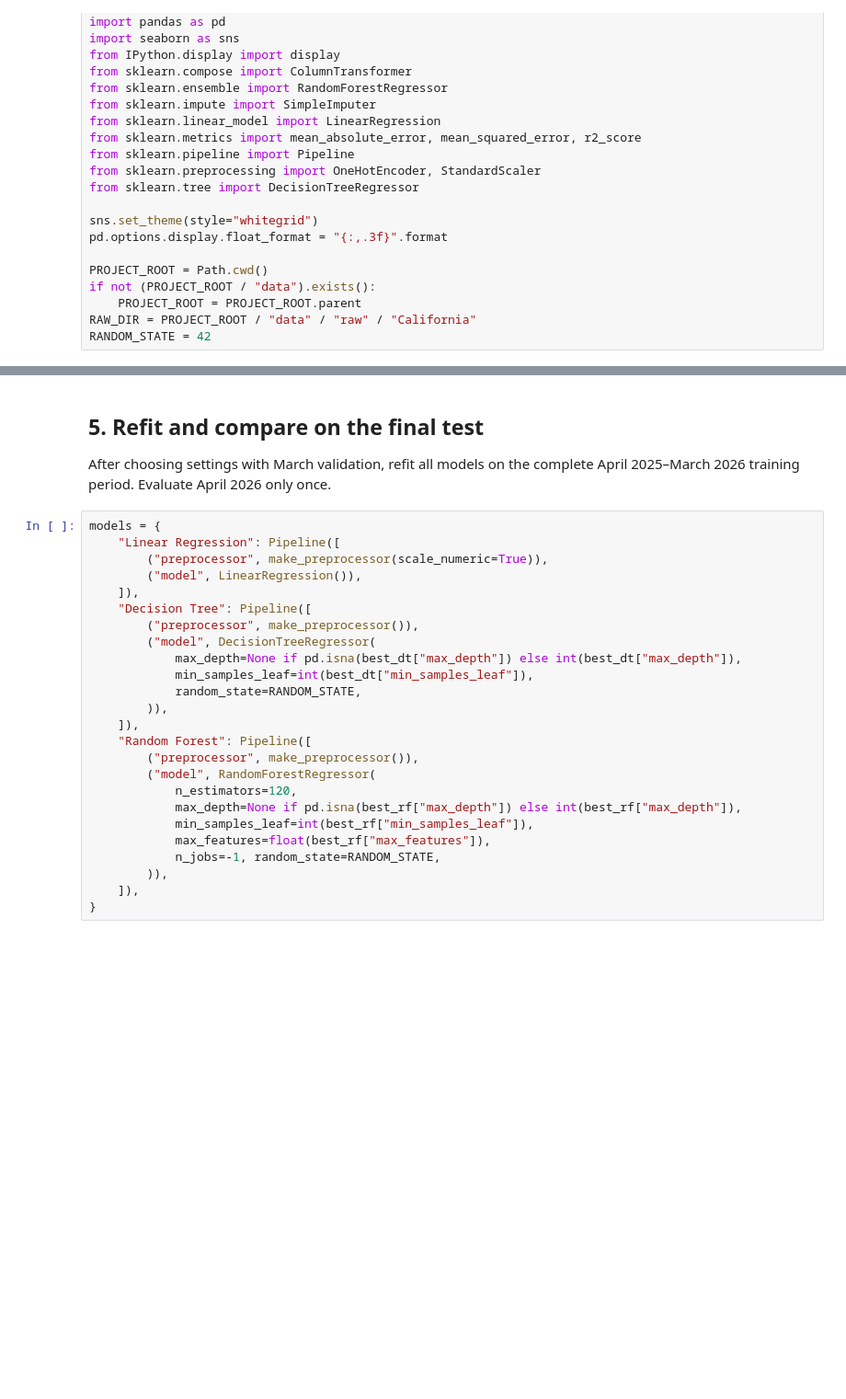
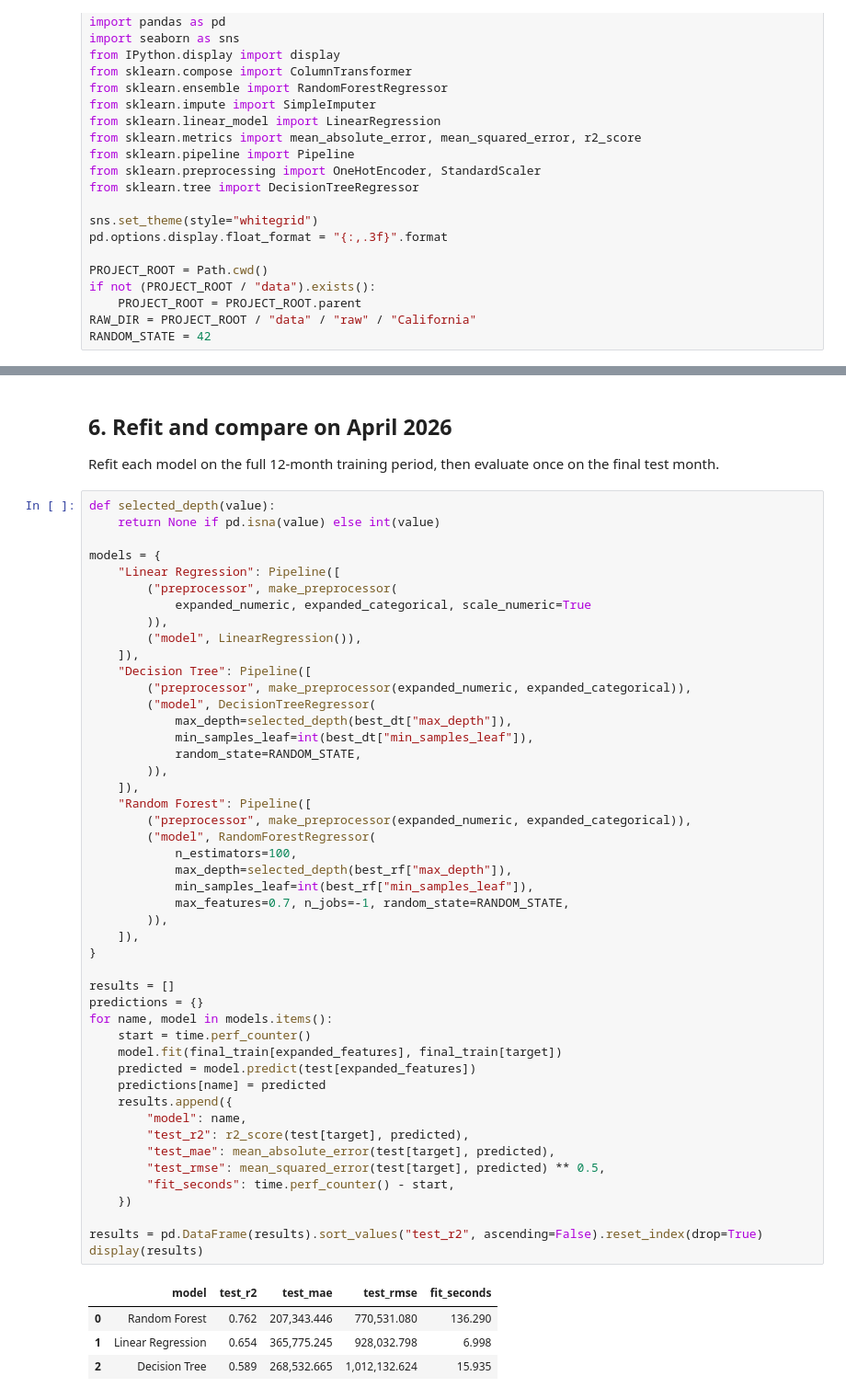
Before and after one commit to Jackyfirrest/IDX-Exchange-Data-Science, a Jupyter notebook: notebooks/04_model_comparison.ipynb, the cells around one changed output, grey strips where cells are left out. Shown at 92% size. Drawn from its saved outputs; the diff is of its cells as text; blank space fills up the shorter version.

```diff
--- a/notebooks/04_model_comparison.ipynb
+++ b/notebooks/04_model_comparison.ipynb
@@ -234,29 +262,56 @@ Best Random Forest validation R²: 0.744
-# %% [markdown]
-## 5. Refit and compare on the final test
-
-After choosing settings with March validation, refit all models on the complete April 2025–March 2026 training period. Evaluate April 2026 only once.
+# %% [markdown]
+## 6. Refit and compare on April 2026
+
+Refit each model on the full 12-month training period, then evaluate once on the final test month.
 # %%
+def selected_depth(value):
+    return None if pd.isna(value) else int(value)
+
 models = {
     "Linear Regression": Pipeline([
-        ("preprocessor", make_preprocessor(scale_numeric=True)),
+        ("preprocessor", make_preprocessor(
+            expanded_numeric, expanded_categorical, scale_numeric=True
+        )),
         ("model", LinearRegression()),
     ]),
     "Decision Tree": Pipeline([
-        ("preprocessor", make_preprocessor()),
+        ("preprocessor", make_preprocessor(expanded_numeric, expanded_categorical)),
         ("model", DecisionTreeRegressor(
-            max_depth=None if pd.isna(best_dt["max_depth"]) else int(best_dt["max_depth"]),
+            max_depth=selected_depth(best_dt["max_depth"]),
             min_samples_leaf=int(best_dt["min_samples_leaf"]),
             random_state=RANDOM_STATE,
         )),
     ]),
     "Random Forest": Pipeline([
-        ("preprocessor", make_preprocessor()),
+        ("preprocessor", make_preprocessor(expanded_numeric, expanded_categorical)),
         ("model", RandomForestRegressor(
-            n_estimators=120,
-            max_depth=None if pd.isna(best_rf["max_depth"]) else int(best_rf["max_depth"]),
+            n_estimators=100,
+            max_depth=selected_depth(best_rf["max_depth"]),
             min_samples_leaf=int(best_rf["min_samples_leaf"]),
-            max_features=float(best_rf["max_features"]),
-            n_jobs=-1, random_state=RANDOM_STATE,
+            max_features=0.7, n_jobs=-1, random_state=RANDOM_STATE,
         )),
     ]),
 }
+
+results = []
+predictions = {}
+for name, model in models.items():
+    start = time.perf_counter()
+    model.fit(final_train[expanded_features], final_train[target])
+    predicted = model.predict(test[expanded_features])
+    predictions[name] = predicted
+    results.append({
+        "model": name,
+        "test_r2": r2_score(test[target], predicted),
+        "test_mae": mean_absolute_error(test[target], predicted),
+        "test_rmse": mean_squared_error(test[target], predicted) ** 0.5,
+        "fit_seconds": time.perf_counter() - start,
+    })
+
+results = pd.DataFrame(results).sort_values("test_r2", ascending=False).reset_index(drop=True)
+display(results)
+# %% [output]
+|  | model | test_r2 | test_mae | test_rmse | fit_seconds |
+| 0 | Random Forest | 0.762 | 207,343.446 | 770,531.080 | 136.290 |
+| 1 | Linear Regression | 0.654 | 365,775.245 | 928,032.798 | 6.998 |
+| 2 | Decision Tree | 0.589 | 268,532.665 | 1,012,132.624 | 15.935 |
```
Also changed, not shown: parts of 24 cells of this notebook, 3 other files.
